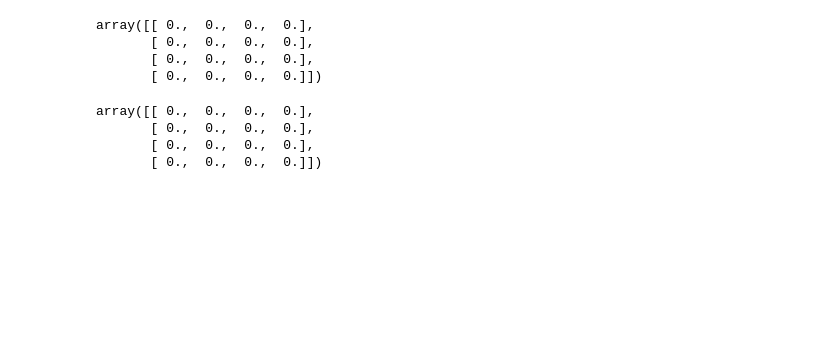
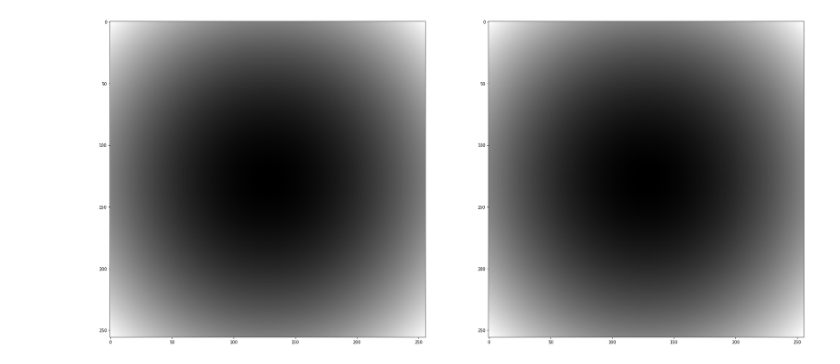
Before and after one commit to Satbek/-ourse-work-sem7, a Jupyter notebook: src/test.ipynb, the cells around one changed output. Drawn from its saved outputs; the diff is of its cells as text; code cells hidden in the pictures; blank space fills up the shorter version.

```diff
--- a/src/test.ipynb
+++ b/src/test.ipynb
@@ -36,14 +4,0 @@ res = decom.analyze(X_F, Y_F, X_H, Y_H)
-# %%
-res[2][2]
-# %% [output]
-array([[ 0.,  0.,  0.,  0.],
-       [ 0.,  0.,  0.,  0.],
-       [ 0.,  0.,  0.,  0.],
-       [ 0.,  0.,  0.,  0.]])
-# %%
-res2[1][2]
-# %% [output]
-array([[ 0.,  0.,  0.,  0.],
-       [ 0.,  0.,  0.,  0.],
-       [ 0.,  0.,  0.,  0.],
-       [ 0.,  0.,  0.,  0.]])
@@ -49,0 +8,4 @@ array([[ 0.,  0.,  0.,  0.],
+# %%
+view.show_all(lambda x,y: x**2 + y**2, lambda x,y: 2*x, lambda x,y: 2*y, -1,1,-1,1, 8)
+# %% [output]
+[figure, added]
```
Also changed, not shown: parts of 12 cells of this notebook, 2 other files.
